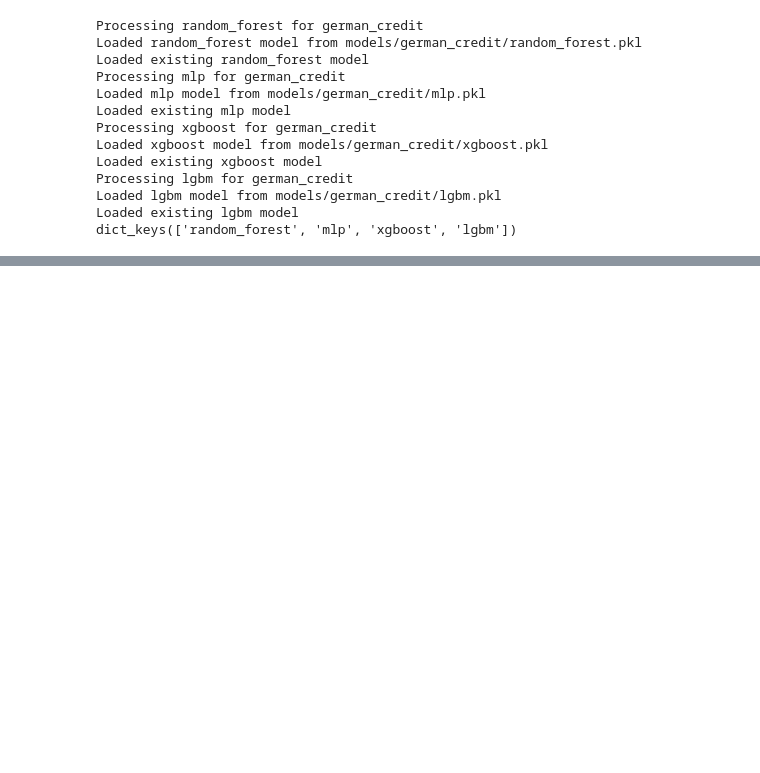
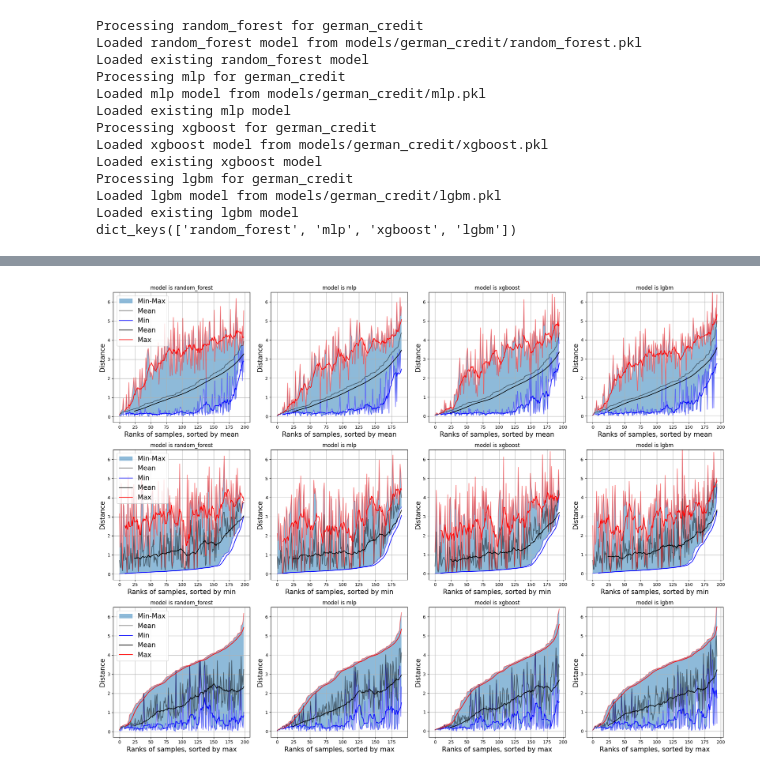
Before and after one commit to clarapunzi/SC-CE, a Jupyter notebook: eval.ipynb, the cells around one changed output, grey strips where cells are left out. Drawn from its saved outputs; the diff is of its cells as text; code cells hidden in the pictures; blank space fills up the shorter version.

```diff
--- a/eval.ipynb
+++ b/eval.ipynb
@@ -173,0 +320,70 @@ random_forest
+# %%
+# now the plots!
+# create 4 subplots
+
+def create_plot_distances(dictionary,
+                          sortby="mean",
+                          axe=None,
+                          title=None,
+                          legend=False,colors = {"min":"blue","max":"red","mean":"black"},
+                          ylim = None):
+    if axe == None:
+        axe = plt.gca()
+
+    min_color = colors["min"]
+    max_color = colors["max"]
+    mean_color = colors["mean"]
+
+    argsorted = dictionary[sortby].argsort()
+    rank_m = dictionary["min"][argsorted]
+    rank_M = dictionary["max"][argsorted]
+    rank_mean = dictionary["mean"][argsorted]
+    rank_std = dictionary["std"][argsorted]
+    axe.fill_between(np.arange(len(rank_m)),rank_m,rank_M,alpha=0.5,label="Min-Max")
+    axe.plot(rank_m,alpha=0.5,color=min_color)
+    axe.plot(rank_mean,label="Mean",alpha=0.5,color=mean_color)
+    axe.plot(rank_M,alpha=0.5,color=max_color)
+    #axe.errorbar(np.arange(len(rank_m)),rank_mean,yerr=rank_std,label="Std")
+    # plot the "smoothed" values
+    axe.plot(np.arange(len(rank_m)),pd.Series(rank_m).rolling(10).mean(),label="Min",color=min_color)
+    axe.plot(np.arange(len(rank_mean)),pd.Series(rank_mean).rolling(25).mean(),label="Mean",color=mean_color)
+    axe.plot(np.arange(len(rank_M)),pd.Series(rank_M).rolling(10).mean(),label="Max",color=max_color)
+    axe.set_title(sortby)
+    if legend:
+        axe.legend(fontsize=15)
+    axe.set_xlabel("Ranks of samples, sorted by "+sortby,fontsize=15)
+    axe.set_ylabel("Distance",fontsize=15)
+    if title != None:
+        axe.set_title(title)
+    axe.grid()
+    if ylim != None:
+        ylims = axe.get_ylim()
+
+        axe.set_ylim(ylims[0],ylim)
+    return axe
+
+
+fig, axs = plt.subplots(3, 4, figsize=(20, 15))
+axs = axs.flatten()
+# each model goes in a different subplot
+# we plot the sorted values of the minimum and the maximum distances,
+# then we shade the area between them. On top of that we plot the mean
+# at each data point we plot a vertical line with the std value of the distances, centeed at the mean
+c=0
+for name in ["mean","min","max"]:
+    for k in models.keys():
+        create_plot_distances(dictionary={
+                                "mean":all_ranking_list_mean[k],
+                                "std":all_ranking_list_std[k],
+                                "min":all_ranking_list_min[k],
+                                "max":all_ranking_list_max[k]},
+                        sortby=name,
+                        axe=axs[c],
+                        title="model is "+k,
+                        legend=(True if c %4== 0 else False),
+                        ylim = 6.5)
+        c+=1
+plt.tight_layout()
+plt.show()
+# %% [output]
+[figure, added]
```
Also changed, not shown: parts of 12 cells of this notebook, 6 other files.
